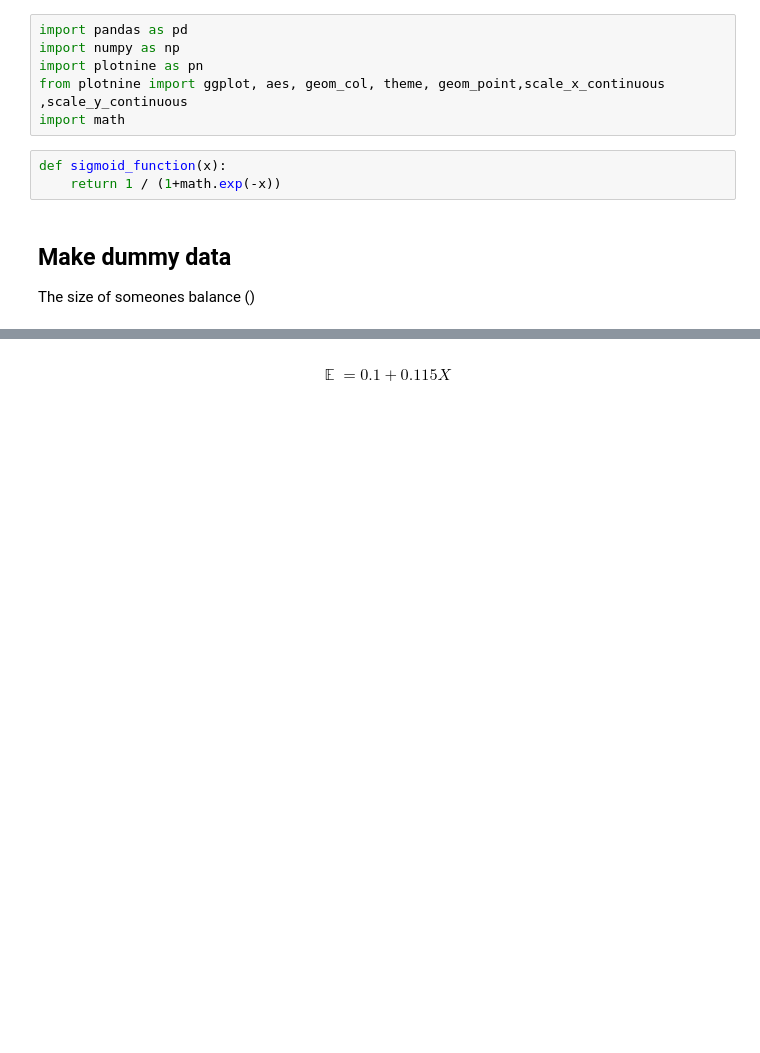
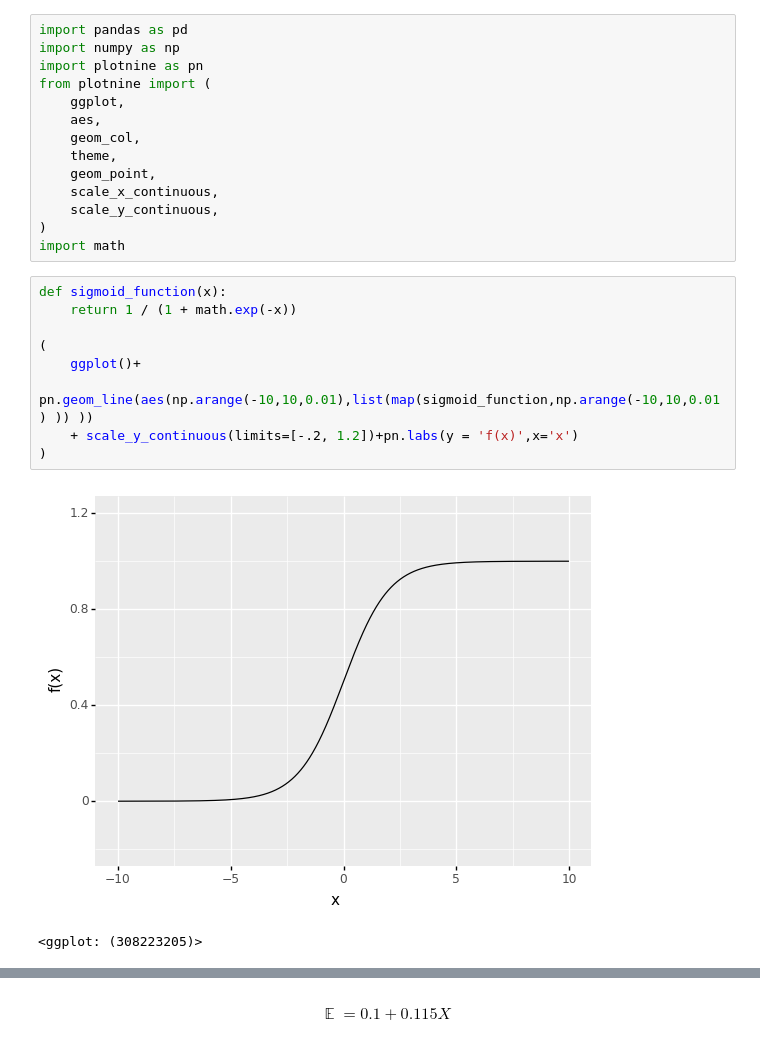
Before and after one commit to citrez/learning, a Jupyter notebook: explore/logit_motivation.ipynb, the cells around one changed output, grey strips where cells are left out. Drawn from its saved outputs; the diff is of its cells as text; blank space fills up the shorter version.

```diff
--- a/explore/logit_motivation.ipynb
+++ b/explore/logit_motivation.ipynb
@@ -2,12 +2,26 @@
 import pandas as pd
 import numpy as np
 import plotnine as pn
-from plotnine import ggplot, aes, geom_col, theme, geom_point,scale_x_continuous ,scale_y_continuous
+from plotnine import (
+    ggplot,
+    aes,
+    geom_col,
+    theme,
+    geom_point,
+    scale_x_continuous,
+    scale_y_continuous,
+)
 import math
-# %%
-def sigmoid_function(x):
-    return 1 / (1+math.exp(-x))
-# %% [markdown]
-## Make dummy data
-The size of someones balance ()
+# %%
+def sigmoid_function(x):
+    return 1 / (1 + math.exp(-x))
+
+(
+    ggplot()+
+    pn.geom_line(aes(np.arange(-10,10,0.01),list(map(sigmoid_function,np.arange(-10,10,0.01) )) ))
+    + scale_y_continuous(limits=[-.2, 1.2])+pn.labs(y = 'f(x)',x='x')
+)
+# %% [output]
+[figure, added]
+<ggplot: (308223205)>
 # %%
```
Also changed, not shown: parts of 16 cells of this notebook, 2 other files.
